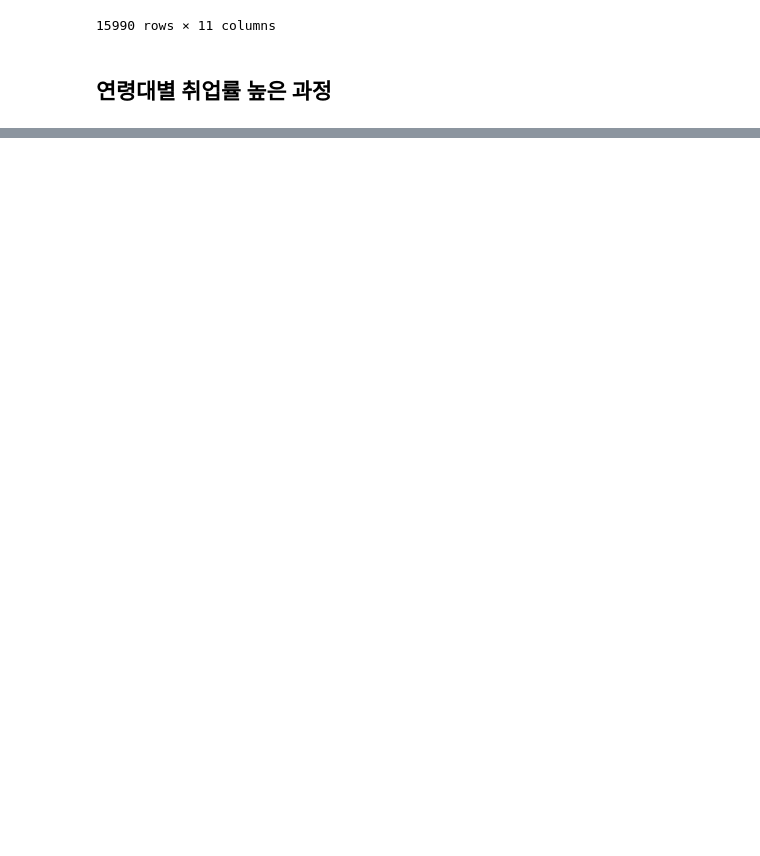
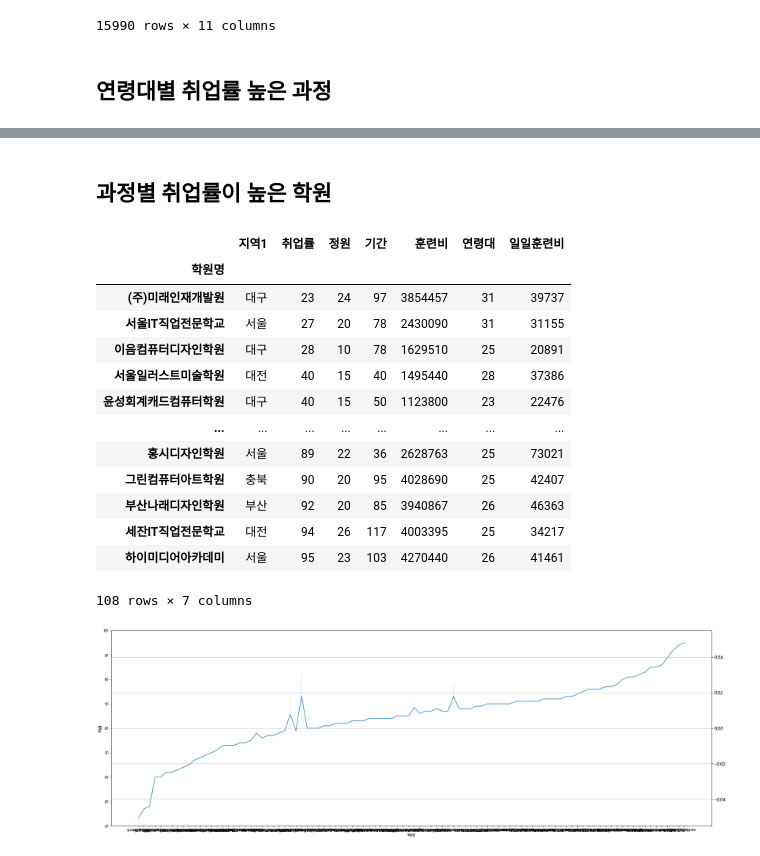
Before and after one commit to RyuJelly/jupyterlab, a Jupyter notebook: HRDproject/Untitled.ipynb, the cells around one changed output, grey strips where cells are left out. Drawn from its saved outputs; the diff is of its cells as text; code cells hidden in the pictures; blank space fills up the shorter version.

```diff
--- a/HRDproject/Untitled.ipynb
+++ b/HRDproject/Untitled.ipynb
@@ -87,0 +140,50 @@ display(df)
+# %% [markdown]
+## 과정별 취업률이 높은 학원
+# %%
+import matplotlib.pyplot as plt
+import seaborn as sns
+
+# 전처리
+df_c = df.loc[:,['NCS','취업률','과정','정원','기간','훈련비','연령대','학원명','지역1']]
+df_c.dropna(inplace=True)
+grouped = df_c.groupby(['NCS','과정','학원명','지역1'])
+df_c = round(grouped.mean(),0).astype(int)
+# df_c = df_c.loc[NCS[7]].sort_values(by=['훈련비'], ascending=True)
+df_c = df_c.loc[NCS[8]].sort_values(by='취업률', ascending=True)
+df_c = df_c.loc['웹퍼블리셔'].sort_values(by='취업률', ascending=True)
+df_c.reset_index(level=['지역1'], inplace=True)
+df_c['일일훈련비'] = round(df_c['훈련비']/df_c['기간']).astype(int)
+display(df_c)
+
+# 구역 설정
+fig = plt.figure(figsize=(30, 10))
+ax1 = fig.add_subplot(1, 1, 1)
+
+# 그래프 그리기
+sns.lineplot(x=df_c.index, y="취업률", data=df_c, palette="rocket", ax=ax1)
+ax2 = plt.twinx()
+sns.lineplot(x=df_c.index, y="훈련비", data=df_c, ls='--', color='red', ax=ax2)
+plt.xticks(size=14, rotation=70)
+plt.yticks(size=14)
+plt.grid(True)
+ax1.set_ylim(20, 100)
+# ax2.set_ylim(10, 50)
+
+# 출력
+plt.show()
+# %% [output]
+|  | 지역1 | 취업률 | 정원 | 기간 | 훈련비 | 연령대 | 일일훈련비 |
+| 학원명 |  |  |  |  |  |  |  |
+| (주)미래인재개발원 | 대구 | 23 | 24 | 97 | 3854457 | 31 | 39737 |
+| 서울IT직업전문학교 | 서울 | 27 | 20 | 78 | 2430090 | 31 | 31155 |
+| 이음컴퓨터디자인학원 | 대구 | 28 | 10 | 78 | 1629510 | 25 | 20891 |
+| 서울일러스트미술학원 | 대전 | 40 | 15 | 40 | 1495440 | 28 | 37386 |
+| 윤성회계캐드컴퓨터학원 | 대구 | 40 | 15 | 50 | 1123800 | 23 | 22476 |
+| ... | ... | ... | ... | ... | ... | ... | ... |
+| 홍시디자인학원 | 서울 | 89 | 22 | 36 | 2628763 | 25 | 73021 |
+| 그린컴퓨터아트학원 | 충북 | 90 | 20 | 95 | 4028690 | 25 | 42407 |
+| 부산나래디자인학원 | 부산 | 92 | 20 | 85 | 3940867 | 26 | 46363 |
+| 세잔IT직업전문학교 | 대전 | 94 | 26 | 117 | 4003395 | 25 | 34217 |
+| 하이미디어아카데미 | 서울 | 95 | 23 | 103 | 4270440 | 26 | 41461 |
+108 rows × 7 columns
+[figure, added]
```
Also changed, not shown: parts of 6 cells of this notebook, 3 other files.
